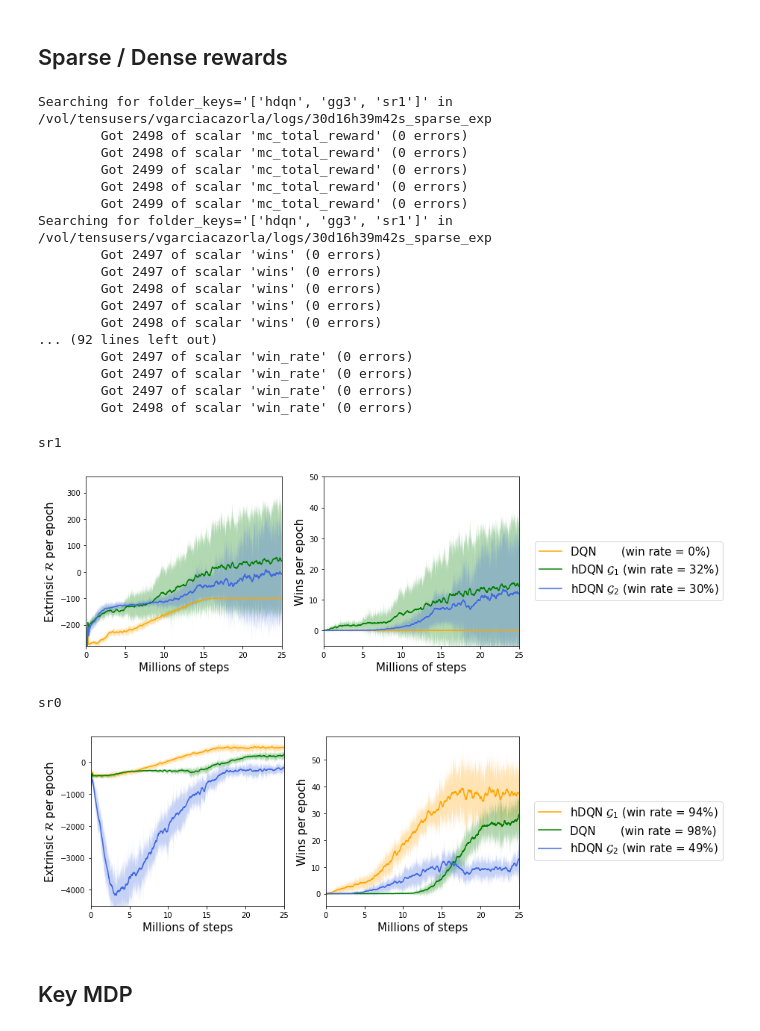
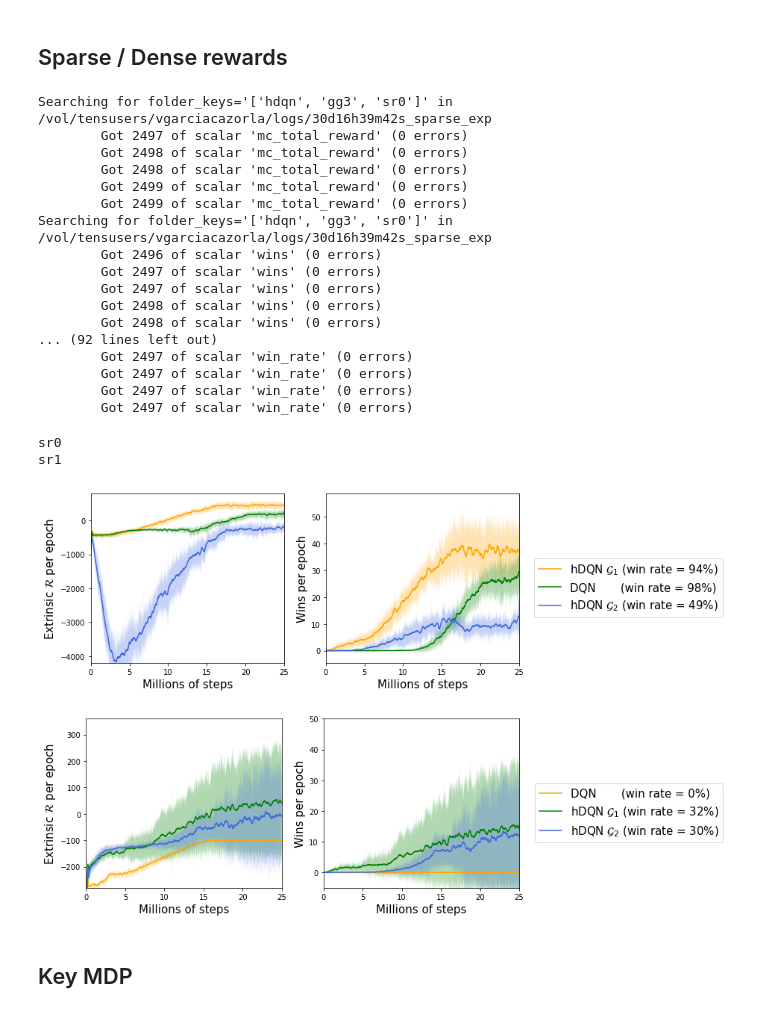
Before and after one commit to hipoglucido/Hierarchical-DRL-Tensorflow, a Jupyter notebook: plots.ipynb, the cells around one changed output. Drawn from its saved outputs; the diff is of its cells as text; code cells hidden in the pictures.

```diff
--- a/plots.ipynb
+++ b/plots.ipynb
@@ -120,6 +120,9 @@ def get_all_series_averaged(folder_keys, scalar_key, experiment_folder,
         avg_training_time = sum(training_times) / len(training_times)
     except:
         avg_training_time = -1
+
+    if smooth:
+        series_list = [savitzky_golay(series, 51, 3) for series in series_list]
     data = {'raw'        : series_list,
             'means'      : means,
             'stds'       : stds,
@@ -275,23 +278,23 @@ for dense in data.keys():
             scalar_key_ = scalar_key if 'total_reward' not in scalar_key else 'total_reward'
             data[dense][config_key][scalar_key_] = values
 # %% [output]
-Searching for folder_keys='['hdqn', 'gg3', 'sr1']' in /vol/tensusers/vgarciacazorla/logs/30d16h39m42s_sparse_exp
+Searching for folder_keys='['hdqn', 'gg3', 'sr0']' in /vol/tensusers/vgarciacazorla/logs/30d16h39m42s_sparse_exp
+        Got 2497 of scalar 'mc_total_reward' (0 errors)
         Got 2498 of scalar 'mc_total_reward' (0 errors)
         Got 2498 of scalar 'mc_total_reward' (0 errors)
         Got 2499 of scalar 'mc_total_reward' (0 errors)
-        Got 2498 of scalar 'mc_total_reward' (0 errors)
         Got 2499 of scalar 'mc_total_reward' (0 errors)
-Searching for folder_keys='['hdqn', 'gg3', 'sr1']' in /vol/tensusers/vgarciacazorla/logs/30d16h39m42s_sparse_exp
+Searching for folder_keys='['hdqn', 'gg3', 'sr0']' in /vol/tensusers/vgarciacazorla/logs/30d16h39m42s_sparse_exp
+        Got 2496 of scalar 'wins' (0 errors)
         Got 2497 of scalar 'wins' (0 errors)
         Got 2497 of scalar 'wins' (0 errors)
         Got 2498 of scalar 'wins' (0 errors)
-        Got 2497 of scalar 'wins' (0 errors)
         Got 2498 of scalar 'wins' (0 errors)
 ... (92 lines left out)
         Got 2497 of scalar 'win_rate' (0 errors)
         Got 2497 of scalar 'win_rate' (0 errors)
         Got 2497 of scalar 'win_rate' (0 errors)
-        Got 2498 of scalar 'win_rate' (0 errors)
+        Got 2497 of scalar 'win_rate' (0 errors)
 # %%
 label_pairs = [('total_reward', 'Extrinsic $\mathcal{R}$ per epoch'), ('wins', 'Wins per epoch')]
 colors = ['orange', 'green', 'royalblue']
@@ -310,39 +313,40 @@ for dense in data.keys():
             for key_part, label_part in part_pairs:
                 if key_part in config_key:
                     label = '%s (win rate = %d%%)' % (label_part, win_rate)
                     break
             data_series = data[dense][config_key][scalar_key]
             if aux:
                 custom_subplot(data_series, label, time = 0, logscale = False, color = color)
             if dense == 'sr1':
                 for raw in data_series['raw']:
                     if aux:
                         break
-                    plt.plot(data_series['steps'], raw, color = color, linewidth = .2, label = label)
+                    plt.plot(data_series['steps'], raw, color = color, linewidth = 1, label = label)
         plt.ylabel(ylabel, fontsize = fontsize)
         plt.xlabel("Millions of steps", fontsize = fontsize)
 
         if scalar_key == 'total_reward' and dense == 'sr1':
             plt.ylim([-280, 360])
         if scalar_key == 'wins' and dense == 'sr1':
             plt.ylim([-5, 50])
         if scalar_key == 'total_reward' and dense == 'sr0':
-            plt.ylim([-4500, 800])
+            plt.ylim([-4200, 800])
         plt.xlim([0, 25])
 
 
 
     handles, labels = plt.gca().get_legend_handles_labels()
     by_label = OrderedDict(zip(labels, handles))
     plt.legend(by_label.values(), by_label.keys(), fontsize = fontsize,
                 bbox_to_anchor = (1.05, .65))
     plt.tight_layout()
-    plt.show()
+    #plt.show()
+    plt.savefig("img_%s_%d.jpg" % (dense, aux), dpi = 140)
 # %% [output]
+sr0
 sr1
-[figure, old version]
+[figure, new version]
-sr0
-[figure, old version]
+[figure, new version]
 # %% [markdown]
 ## Key MDP
 # %%
```
Also changed, not shown: parts of 6 cells of this notebook.
